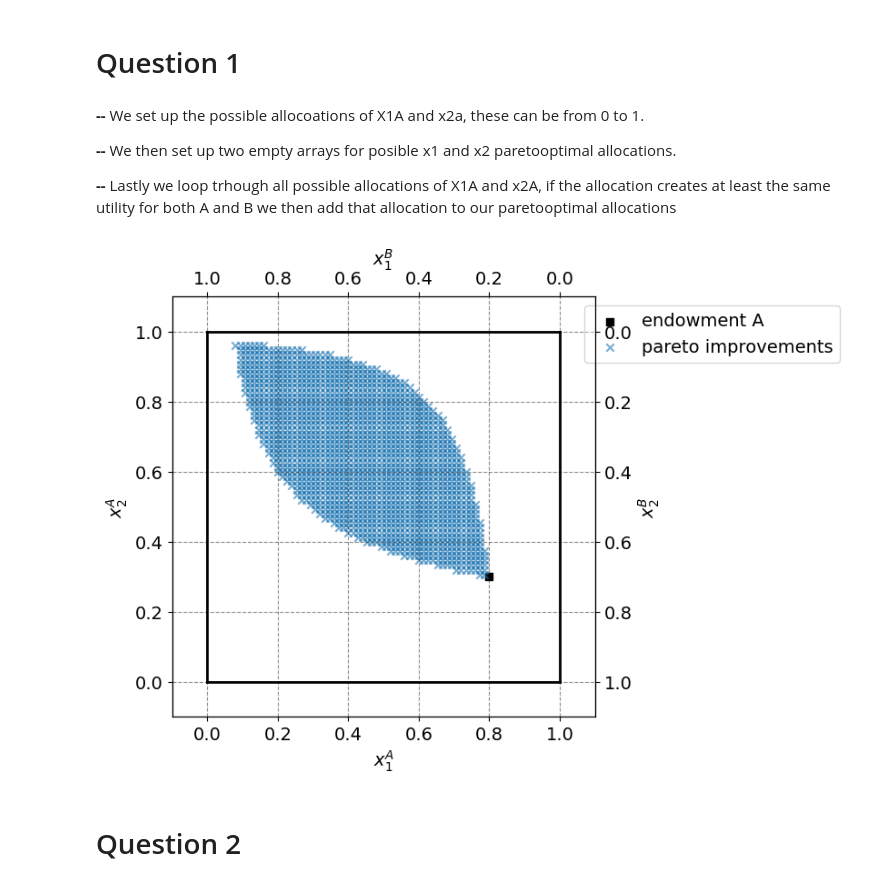
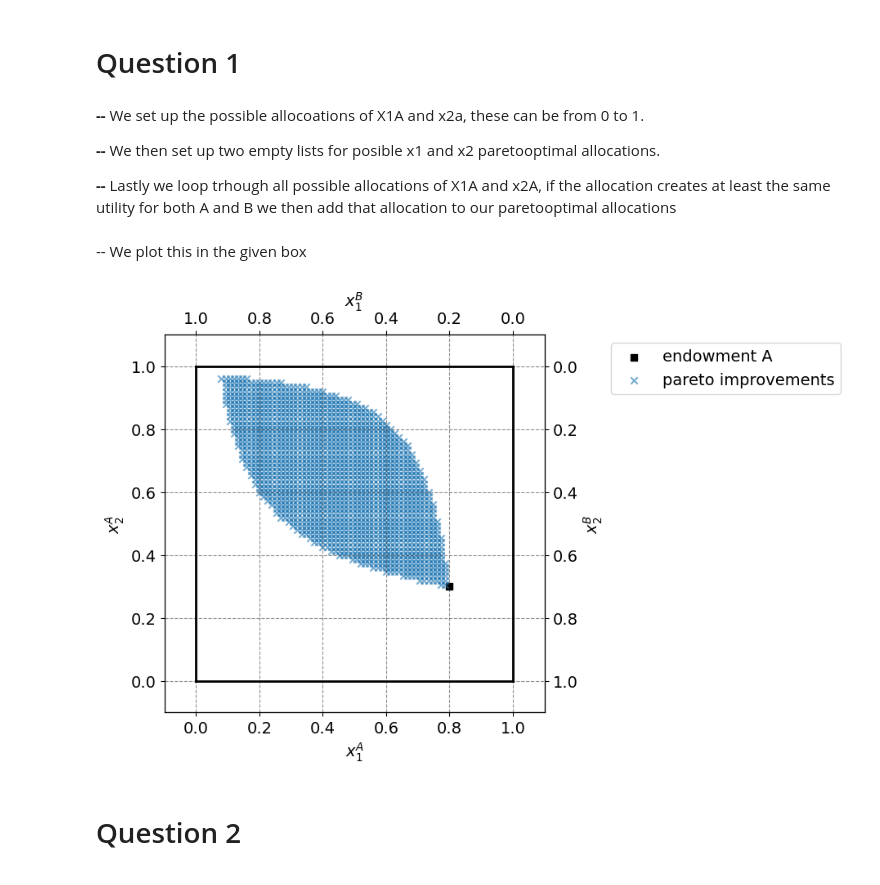
Before and after one commit to NumEconCopenhagen/projects-2024-andy-og-birdy, a Jupyter notebook: inauguralproject/inauguralproject.ipynb, the cells around one changed output. Saved outputs shown, nothing was run; the diff lists cells and outputs as text; code cells hidden in the pictures.

```diff
--- a/inauguralproject/inauguralproject.ipynb
+++ b/inauguralproject/inauguralproject.ipynb
@@ -36,7 +36,7 @@ The autoreload extension is already loaded. To reload it, use:
 We set up the possible allocoations of X1A and x2a, these can be from 0 to 1.
 
 **--**
-We then set up two empty arrays for posible x1 and x2 paretooptimal allocations.
+We then set up two empty lists for posible x1 and x2 paretooptimal allocations.
 
 **--**
 Lastly we loop trhough all possible allocations of X1A and x2A, if the allocation creates at least the same utility for both A and B we then add that allocation to our
@@ -58,6 +58,8 @@ for x1 in x1A:
         if model.utility_A(x1,x2) >= model.utility_A(w1A,w2A) and model.utility_B((1-x1),(1-x2)) >= model.utility_B(1-w1A,1-w2A):
             x1possible.append(x1)
             x2possible.append(x2)
+# %% [markdown]
+-- We plot this in the given box
 # %%
 par = model.par
 
@@ -68,35 +70,35 @@ w2bar = 1.0
 # b. figure set up
 fig = plt.figure(frameon=False,figsize=(6,6), dpi=100)
 ax_A = fig.add_subplot(1, 1, 1)
 
 ax_A.set_xlabel("$x_1^A$")
 ax_A.set_ylabel("$x_2^A$")
 
 temp = ax_A.twinx()
 temp.set_ylabel("$x_2^B$")
 ax_B = temp.twiny()
 ax_B.set_xlabel("$x_1^B$")
 ax_B.invert_xaxis()
 ax_B.invert_yaxis()
 
 # A
 ax_A.scatter(par.w1A,par.w2A,marker='s',color='black',label='endowment A')
 ax_A.scatter(x1possible,x2possible, marker='x',alpha=0.6, label='pareto improvements')
 
 # limits
 ax_A.plot([0,w1bar],[0,0],lw=2,color='black')
 ax_A.plot([0,w1bar],[w2bar,w2bar],lw=2,color='black')
 ax_A.plot([0,0],[0,w2bar],lw=2,color='black')
 ax_A.plot([w1bar,w1bar],[0,w2bar],lw=2,color='black')
 
 ax_A.set_xlim([-0.1, w1bar + 0.1])
 ax_A.set_ylim([-0.1, w2bar + 0.1])
 ax_B.set_xlim([w1bar + 0.1, -0.1])
 ax_B.set_ylim([w2bar + 0.1, -0.1])
 
-ax_A.legend(frameon=True,loc='upper right',bbox_to_anchor=(1.6,1.0));
+ax_A.legend(frameon=True,loc='upper right',bbox_to_anchor=(1.8,1.0));
 # %% [output]
-[figure, old version]
+[figure, new version]
 # %% [markdown]
 # Question 2
 # %% [markdown]
```
Also changed, not shown: parts of 13 cells of this notebook, 1 other file.
